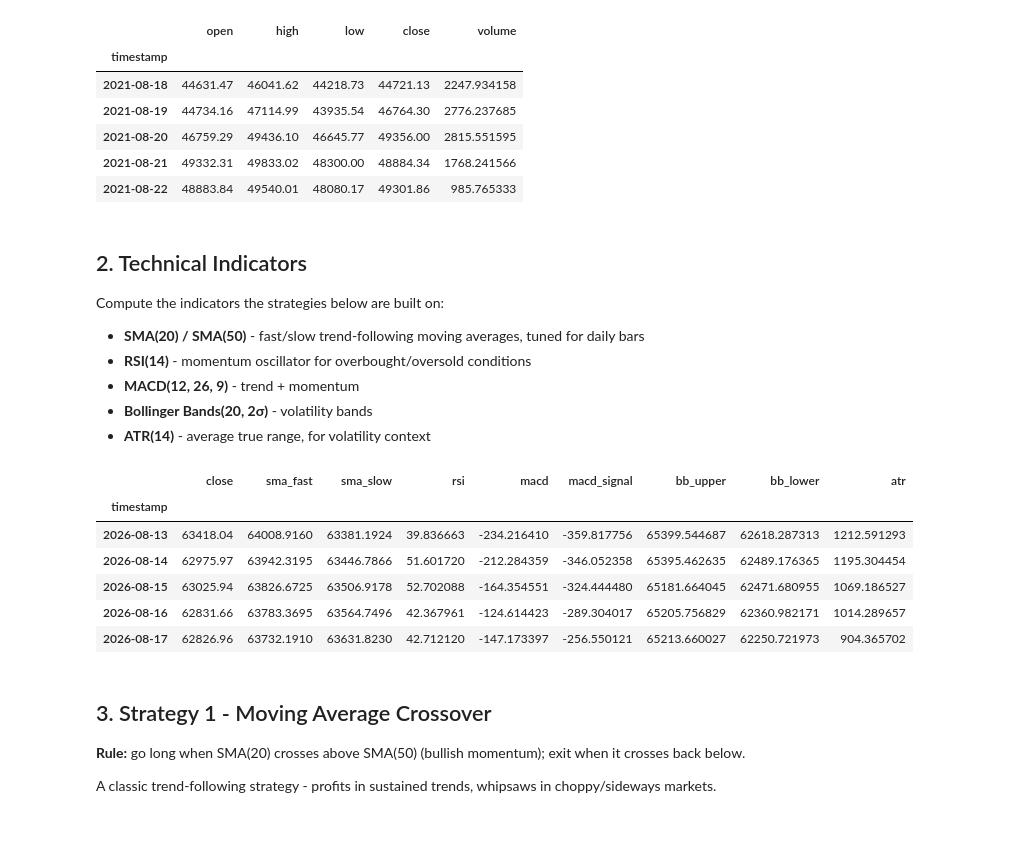
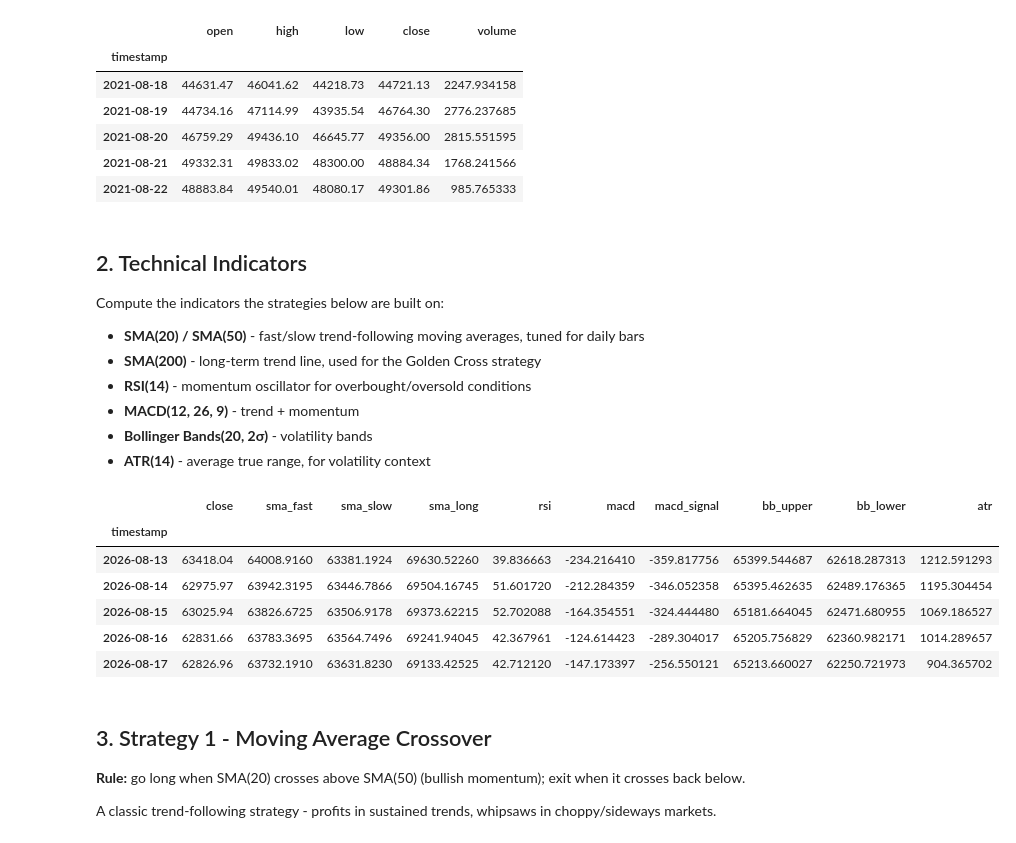
Before and after one commit to kashstar/AlgoTrade, a Jupyter notebook: main.ipynb, the cells around one changed output. Drawn from its saved outputs; the diff is of its cells as text; code cells hidden in the pictures.

```diff
--- a/main.ipynb
+++ b/main.ipynb
@@ -54,6 +54,7 @@ Rows: 1826  |  Range: 2021-08-18 00:00:00 → 2026-08-17 00:00:00
 Compute the indicators the strategies below are built on:
 
 - **SMA(20) / SMA(50)** - fast/slow trend-following moving averages, tuned for daily bars
+- **SMA(200)** - long-term trend line, used for the Golden Cross strategy
 - **RSI(14)** - momentum oscillator for overbought/oversold conditions
 - **MACD(12, 26, 9)** - trend + momentum
 - **Bollinger Bands(20, 2σ)** - volatility bands
@@ -61,31 +62,33 @@ Compute the indicators the strategies below are built on:
 # %%
 fast_ma = vbt.MA.run(close, window=20)
 slow_ma = vbt.MA.run(close, window=50)
+long_ma = vbt.MA.run(close, window=200)
 rsi = vbt.RSI.run(close, window=14)
 macd = vbt.MACD.run(close, fast_window=12, slow_window=26, signal_window=9)
 bb = vbt.BBANDS.run(close, window=20, alpha=2)
 atr = vbt.ATR.run(high, low, close, window=14)
 
 indicators = pd.DataFrame({
     "close": close,
     "sma_fast": fast_ma.ma,
     "sma_slow": slow_ma.ma,
+    "sma_long": long_ma.ma,
     "rsi": rsi.rsi,
     "macd": macd.macd,
     "macd_signal": macd.signal,
     "bb_upper": bb.upper,
     "bb_lower": bb.lower,
     "atr": atr.atr,
 })
 indicators.tail()
 # %% [output]
-|  | close | sma_fast | sma_slow | rsi | macd | macd_signal | bb_upper | bb_lower | atr |
-| timestamp |  |  |  |  |  |  |  |  |  |
-| 2026-08-13 | 63418.04 | 64008.9160 | 63381.1924 | 39.836663 | -234.216410 | -359.817756 | 65399.544687 | 62618.287313 | 1212.591293 |
-| 2026-08-14 | 62975.97 | 63942.3195 | 63446.7866 | 51.601720 | -212.284359 | -346.052358 | 65395.462635 | 62489.176365 | 1195.304454 |
-| 2026-08-15 | 63025.94 | 63826.6725 | 63506.9178 | 52.702088 | -164.354551 | -324.444480 | 65181.664045 | 62471.680955 | 1069.186527 |
-| 2026-08-16 | 62831.66 | 63783.3695 | 63564.7496 | 42.367961 | -124.614423 | -289.304017 | 65205.756829 | 62360.982171 | 1014.289657 |
-| 2026-08-17 | 62826.96 | 63732.1910 | 63631.8230 | 42.712120 | -147.173397 | -256.550121 | 65213.660027 | 62250.721973 | 904.365702 |
+|  | close | sma_fast | sma_slow | sma_long | rsi | macd | macd_signal | bb_upper | bb_lower | atr |
+| timestamp |  |  |  |  |  |  |  |  |  |  |
+| 2026-08-13 | 63418.04 | 64008.9160 | 63381.1924 | 69630.52260 | 39.836663 | -234.216410 | -359.817756 | 65399.544687 | 62618.287313 | 1212.591293 |
+| 2026-08-14 | 62975.97 | 63942.3195 | 63446.7866 | 69504.16745 | 51.601720 | -212.284359 | -346.052358 | 65395.462635 | 62489.176365 | 1195.304454 |
+| 2026-08-15 | 63025.94 | 63826.6725 | 63506.9178 | 69373.62215 | 52.702088 | -164.354551 | -324.444480 | 65181.664045 | 62471.680955 | 1069.186527 |
+| 2026-08-16 | 62831.66 | 63783.3695 | 63564.7496 | 69241.94045 | 42.367961 | -124.614423 | -289.304017 | 65205.756829 | 62360.982171 | 1014.289657 |
+| 2026-08-17 | 62826.96 | 63732.1910 | 63631.8230 | 69133.42525 | 42.712120 | -147.173397 | -256.550121 | 65213.660027 | 62250.721973 | 904.365702 |
 # %%
 fig = close.rename("Close").vbt.plot(trace_kwargs=dict(line=dict(color="lightskyblue")))
 fast_ma.ma.rename("SMA 20").vbt.plot(trace_kwargs=dict(line=dict(color="orange", width=1)), fig=fig)
```
Also changed, not shown: parts of 8 cells of this notebook, 1 other file.
